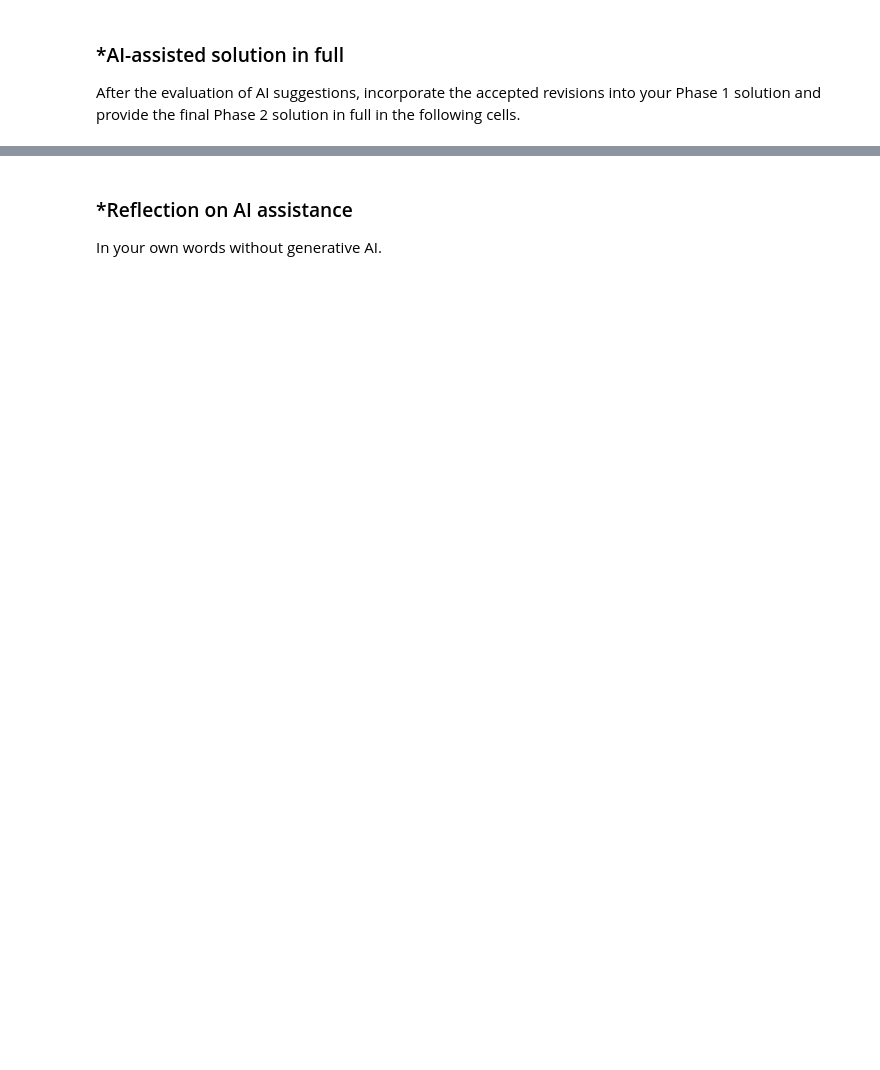
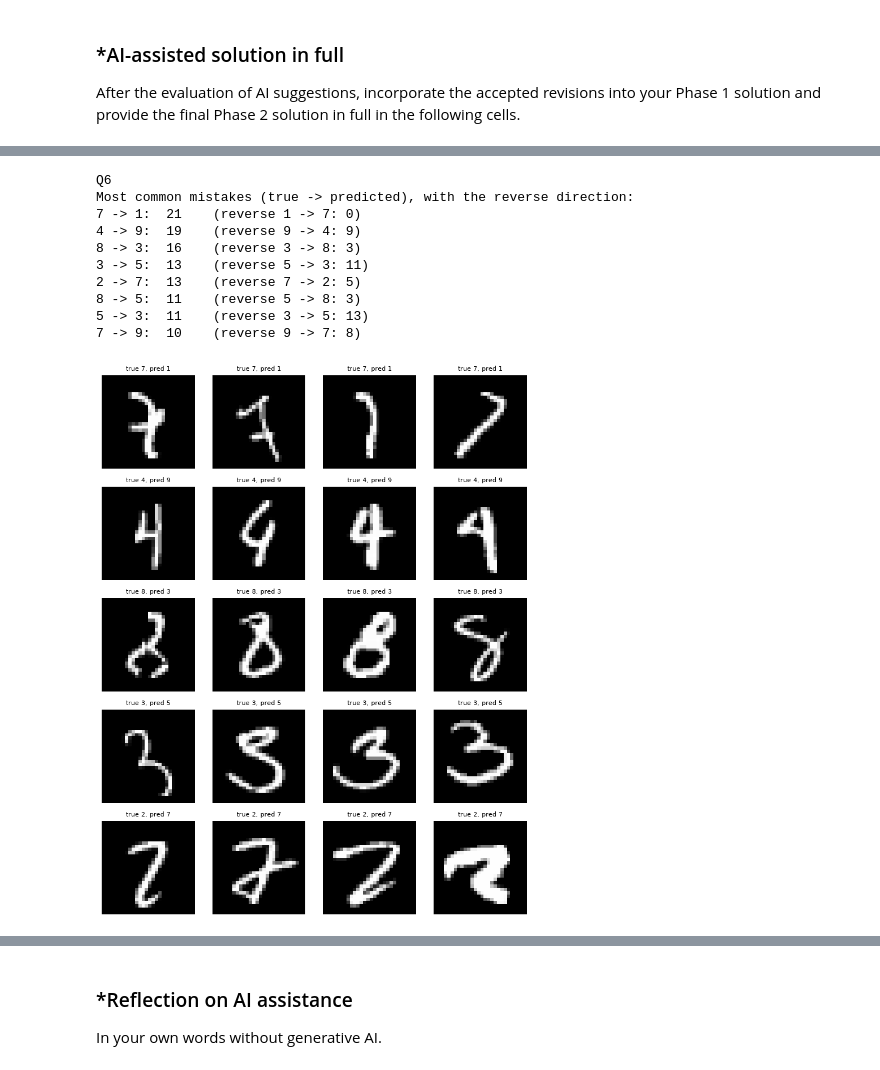
Before and after one commit to Silverdroplet/L01-cv, a Jupyter notebook: notebook.ipynb, the cells around one changed output, grey strips where cells are left out. Cells and saved outputs as stored; diff of their text form; code cells hidden in the pictures; blank space fills up the shorter version.

```diff
--- a/notebook.ipynb
+++ b/notebook.ipynb
@@ -291,0 +459,33 @@ After the evaluation of AI suggestions, incorporate the accepted revisions into
+# %%
+print("Q6")
+off = cm.copy()
+np.fill_diagonal(off, 0)
+pairs = sorted(((off[i, j], i, j) for i in range(10) for j in range(10) if off[i, j] > 0), reverse=True)
+
+print("Most common mistakes (true -> predicted), with the reverse direction:")
+for c, i, j in pairs[:8]:
+    print(f"{i} -> {j}: {c:3d}    (reverse {j} -> {i}: {cm[j, i]})")
+
+top_pairs = [(i, j) for _, i, j in pairs[:5]]
+fig, axes = plt.subplots(len(top_pairs), 4, figsize=(8, 2 * len(top_pairs)))
+for r, (i, j) in enumerate(top_pairs):
+    idx = np.where((y_test == i) & (y_pred == j))[0][:4]
+    for c in range(4):
+        axes[r, c].axis("off")
+        if c < len(idx):
+            axes[r, c].imshow(X_test[idx[c]], cmap="gray")
+            axes[r, c].set_title(f"true {i}, pred {j}", fontsize=8)
+plt.tight_layout()
+plt.show()
+# %% [output]
+Q6
+Most common mistakes (true -> predicted), with the reverse direction:
+7 -> 1:  21    (reverse 1 -> 7: 0)
+4 -> 9:  19    (reverse 9 -> 4: 9)
+8 -> 3:  16    (reverse 3 -> 8: 3)
+3 -> 5:  13    (reverse 5 -> 3: 11)
+2 -> 7:  13    (reverse 7 -> 2: 5)
+8 -> 5:  11    (reverse 5 -> 8: 3)
+5 -> 3:  11    (reverse 3 -> 5: 13)
+7 -> 9:  10    (reverse 9 -> 7: 8)
+[figure, added]
```
Also changed, not shown: parts of 23 cells of this notebook.
